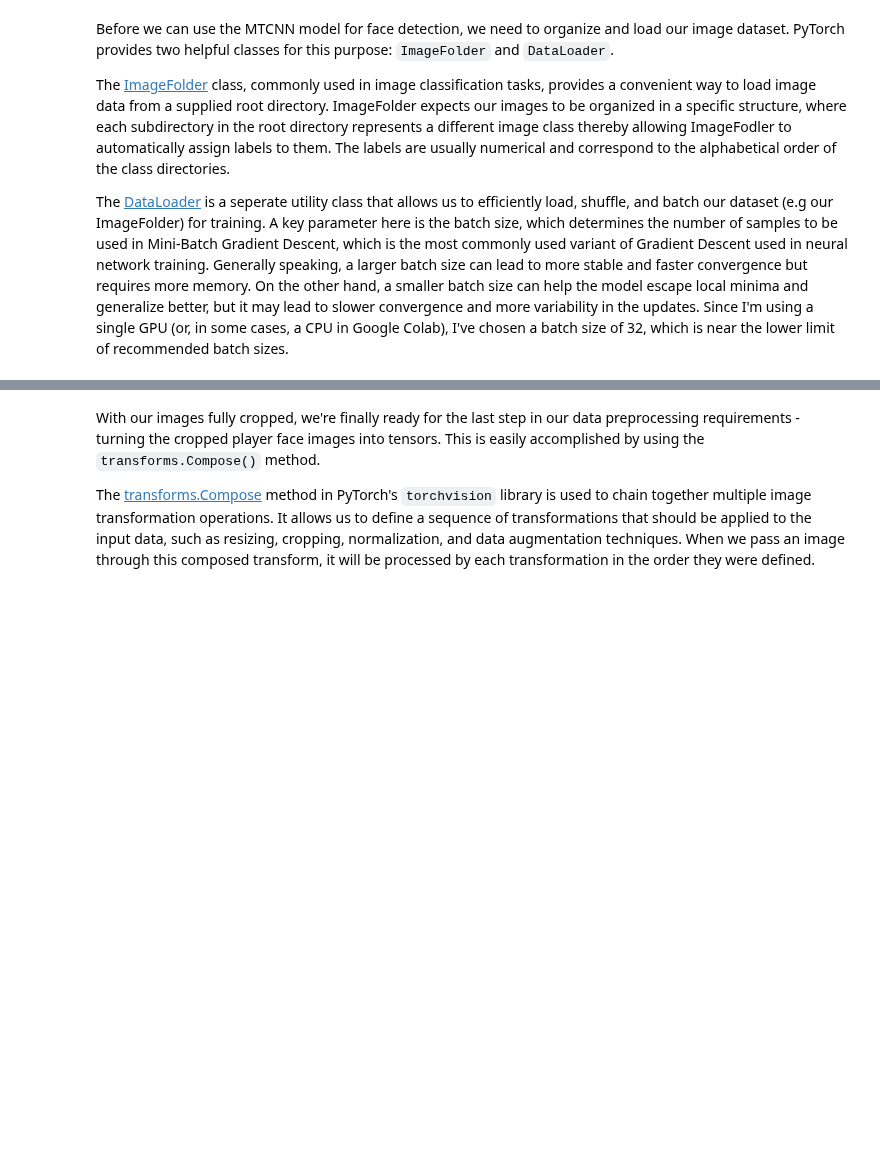
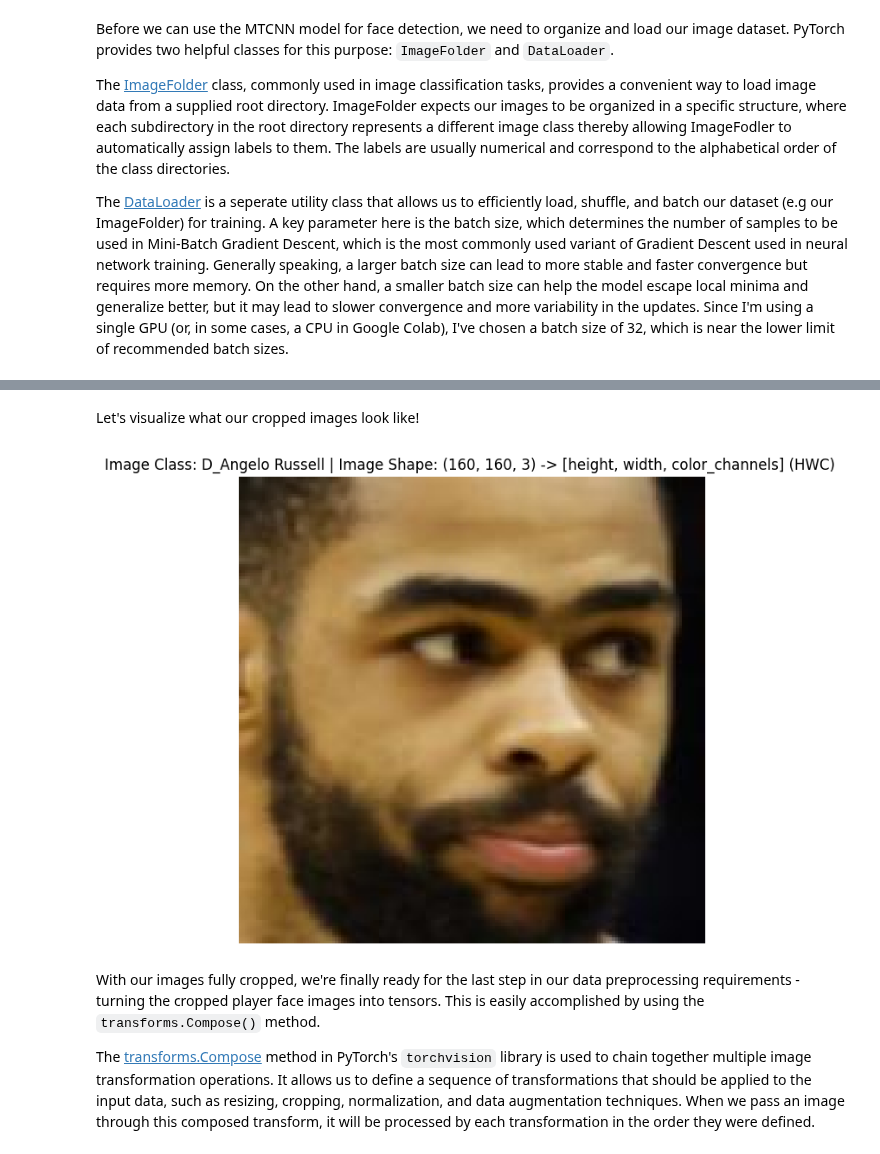
Before and after one commit to zmess24/personal-website-nextjs, a Jupyter notebook: Image_Classification_CNN.ipynb, the cells around one changed output, grey strips where cells are left out. Drawn from its saved outputs; the diff is of its cells as text; code cells hidden in the pictures; blank space fills up the shorter version.

```diff
--- a/Image_Classification_CNN.ipynb
+++ b/Image_Classification_CNN.ipynb
@@ -309,3 +305,9 @@ Batch 13 of 13
+# %% [markdown]
+Let's visualize what our cropped images look like!
+# %%
+image = pick_random_image(images_path, cropped=True, seed=None)
+# %% [output]
+[figure, added]
 # %% [markdown]
 With our images fully cropped, we're finally ready for the last step in our data preprocessing requirements - turning the cropped player face images into tensors. This is easily accomplished by using the `transforms.Compose()` method.
 
```
Also changed, not shown: parts of 29 cells of this notebook.
